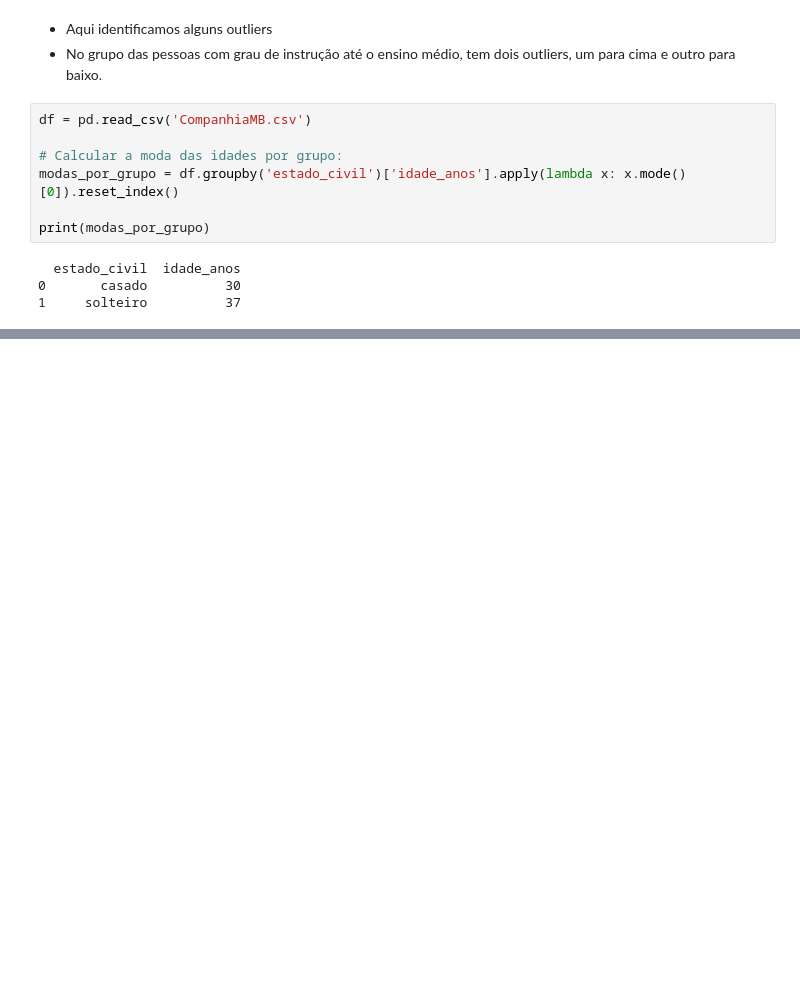
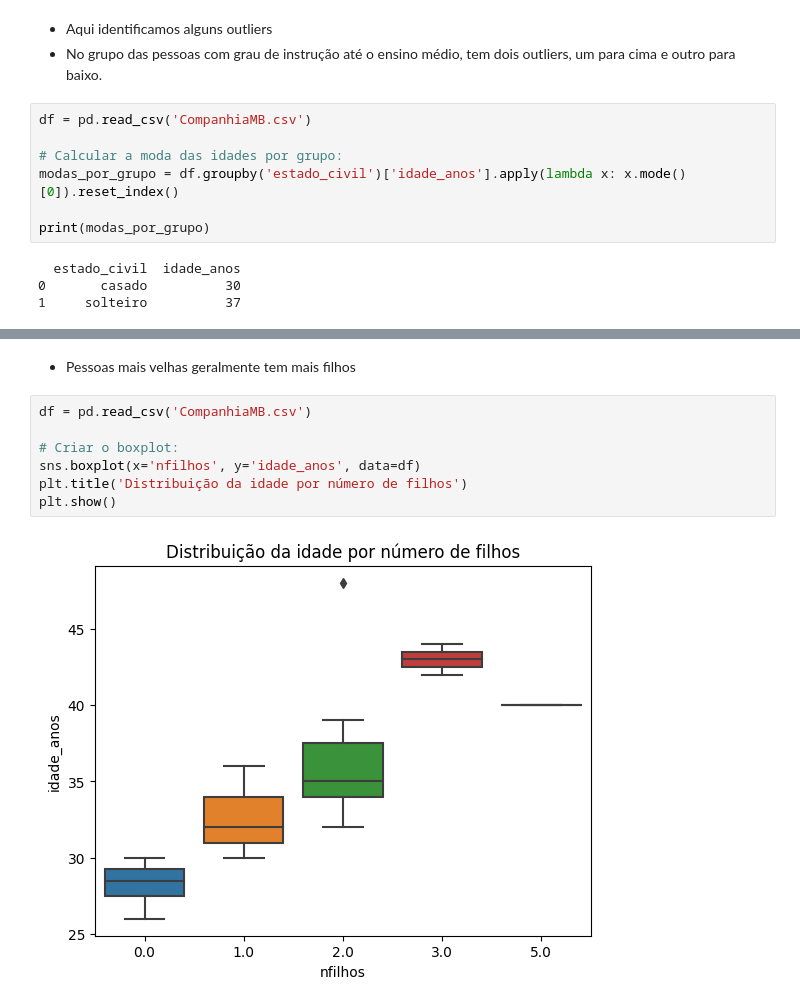
Before and after one commit to leomoreno8/TI26S, a Jupyter notebook: analysis.ipynb, the cells around one changed output, grey strips where cells are left out. Cells and saved outputs as stored; diff of their text form; blank space fills up the shorter version.

```diff
--- a/analysis.ipynb
+++ b/analysis.ipynb
@@ -221,0 +236,11 @@ print(modas_por_grupo)
+# %% [markdown]
+- Pessoas mais velhas geralmente tem mais filhos
+# %%
+df = pd.read_csv('CompanhiaMB.csv')
+
+# Criar o boxplot:
+sns.boxplot(x='nfilhos', y='idade_anos', data=df)
+plt.title('Distribuição da idade por número de filhos')
+plt.show()
+# %% [output]
+[figure, added]
```
Also changed, not shown: parts of 3 cells of this notebook.
